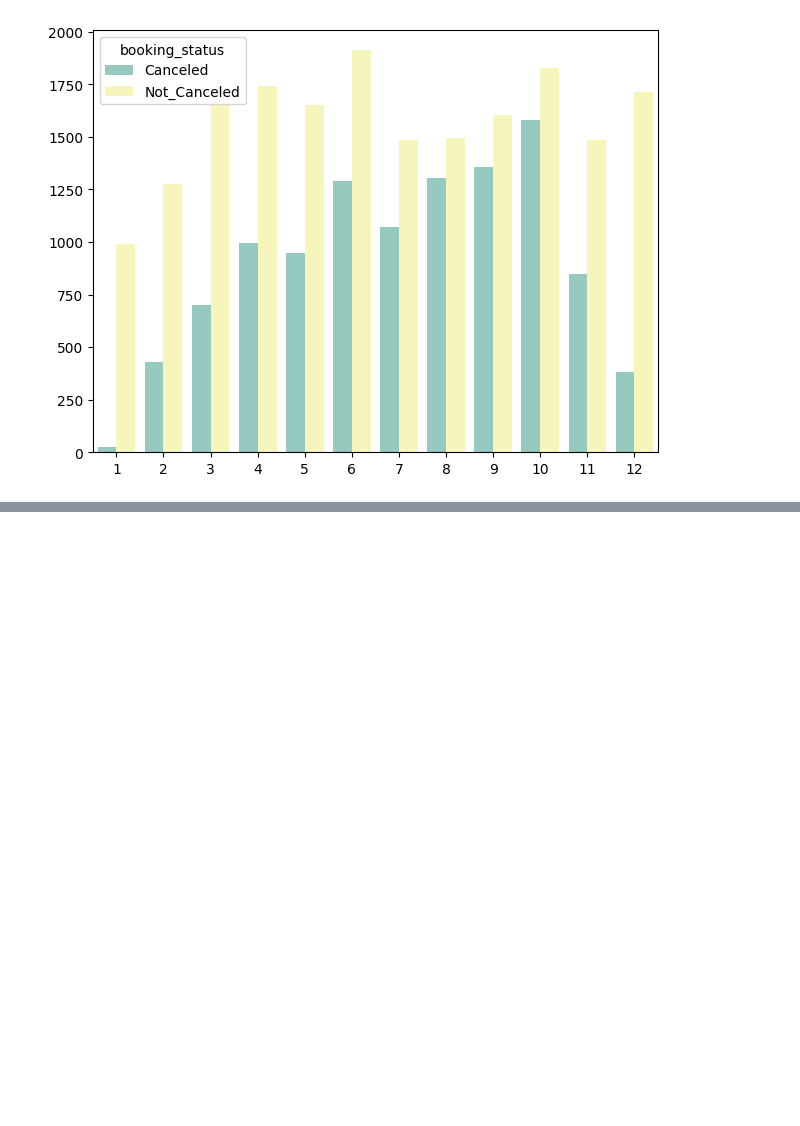
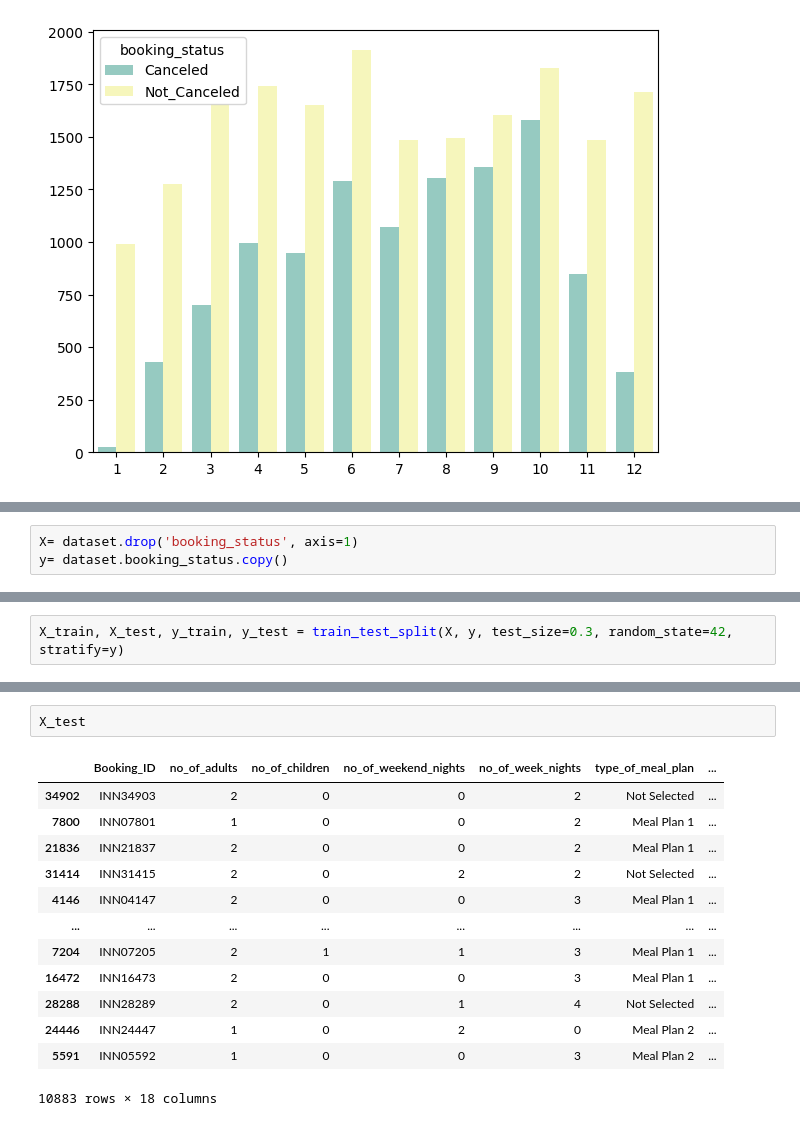
Before and after one commit to AndresCba89/reservas_hoteles, a Jupyter notebook: hotel.ipynb, the cells around one changed output, grey strips where cells are left out. Drawn from its saved outputs; the diff is of its cells as text; blank space fills up the shorter version.

```diff
--- a/hotel.ipynb
+++ b/hotel.ipynb
@@ -435,0 +448,3 @@ The `ci` parameter is deprecated. Use `errorbar=None` for the same effect.
+# %%
+X= dataset.drop('booking_status', axis=1)
+y= dataset.booking_status.copy()
@@ -435,0 +475,2 @@ The `ci` parameter is deprecated. Use `errorbar=None` for the same effect.
+# %%
+X_train, X_test, y_train, y_test = train_test_split(X, y, test_size=0.3, random_state=42, stratify=y)
@@ -435,0 +491,16 @@ The `ci` parameter is deprecated. Use `errorbar=None` for the same effect.
+# %%
+X_test
+# %% [output]
+|  | Booking_ID | no_of_adults | no_of_children | no_of_weekend_nights | no_of_week_nights | type_of_meal_plan | ... |
+| 34902 | INN34903 | 2 | 0 | 0 | 2 | Not Selected | ... |
+| 7800 | INN07801 | 1 | 0 | 0 | 2 | Meal Plan 1 | ... |
+| 21836 | INN21837 | 2 | 0 | 0 | 2 | Meal Plan 1 | ... |
+| 31414 | INN31415 | 2 | 0 | 2 | 2 | Not Selected | ... |
+| 4146 | INN04147 | 2 | 0 | 0 | 3 | Meal Plan 1 | ... |
+| ... | ... | ... | ... | ... | ... | ... | ... |
+| 7204 | INN07205 | 2 | 1 | 1 | 3 | Meal Plan 1 | ... |
+| 16472 | INN16473 | 2 | 0 | 0 | 3 | Meal Plan 1 | ... |
+| 28288 | INN28289 | 2 | 0 | 1 | 4 | Not Selected | ... |
+| 24446 | INN24447 | 1 | 0 | 2 | 0 | Meal Plan 2 | ... |
+| 5591 | INN05592 | 1 | 0 | 0 | 3 | Meal Plan 2 | ... |
+10883 rows × 18 columns
```
Also changed, not shown: parts of 22 cells of this notebook, 2 other files.
